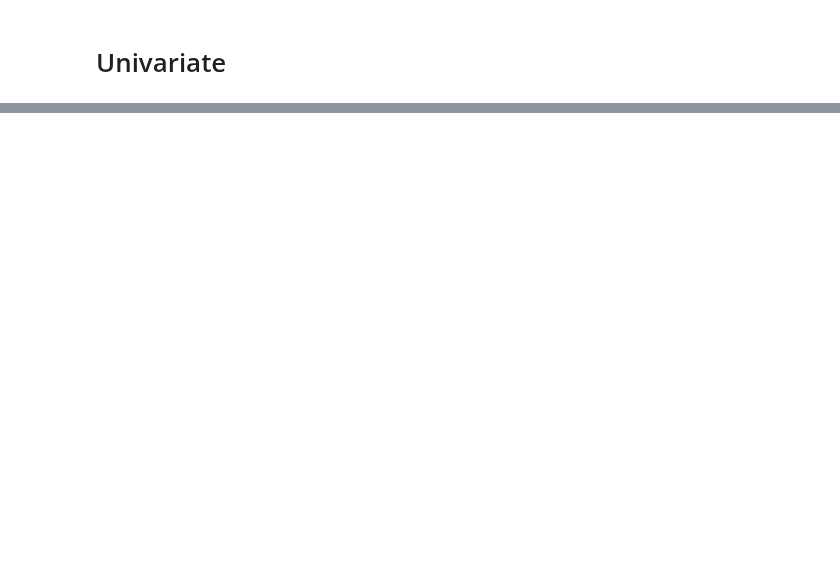
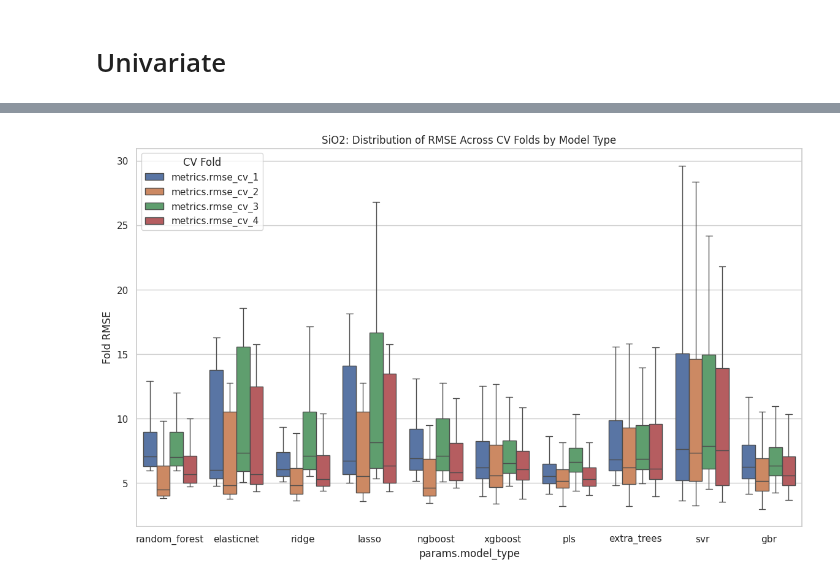
Before and after one commit to chhoumann/thesis-chemcam, a Jupyter notebook: baseline/experiment_analysis/experiment_analysis.ipynb, the cells around one changed output, grey strips where cells are left out. Saved outputs shown, nothing was run; the diff lists cells and outputs as text; code cells hidden in the pictures; blank space fills up the shorter version.

```diff
--- a/baseline/experiment_analysis/experiment_analysis.ipynb
+++ b/baseline/experiment_analysis/experiment_analysis.ipynb
@@ -220,13 +461,15 @@ plt.show()
 # %%
 # Prepare a melted DataFrame for seaborn plotting
-melted_df = filtered_runs.melt(id_vars=['params.model_type'], value_vars=[f'metrics.rmse_cv_{i+1}' for i in range(n_splits)],
+melted_df = filtered_runs_target.melt(id_vars=['params.model_type'], value_vars=[f'metrics.rmse_cv_{i+1}' for i in range(n_splits)],
                                var_name='CV Fold', value_name='Fold RMSE')
 
 # Plotting without outliers
 plt.figure(figsize=(14, 8))
 sns.boxplot(x='params.model_type', y='Fold RMSE', hue='CV Fold', data=melted_df, showfliers=False)
 plt.title(f'{analysis_target}: Distribution of RMSE Across CV Folds by Model Type')
 plt.show()
+# %% [output]
+[figure, added]
 # %%
 cv_columns = [
     'metrics.rmse_cv', 'params.model_type', 'params.scaler_type',
```
Also changed, not shown: parts of 19 cells of this notebook, 1 other file.
